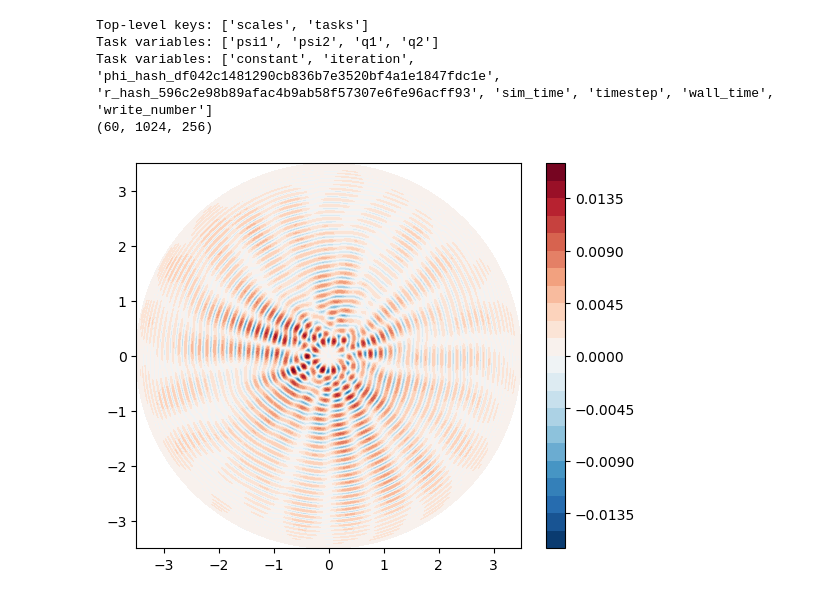
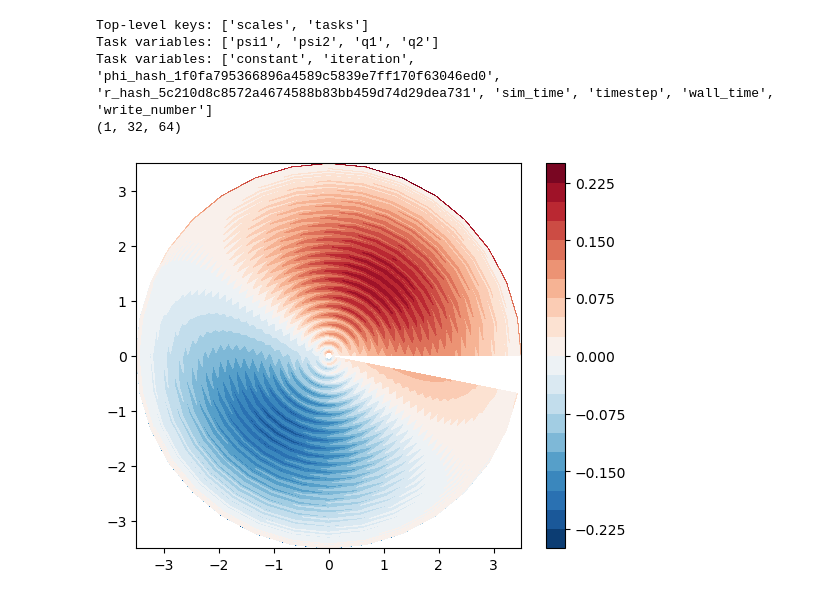
Before and after one commit to linyao1999/JupiterVortex, a Jupyter notebook: IVP_dry_2L_plot.ipynb, the cells around one changed output. Cells and saved outputs as stored; diff of their text form; code cells hidden in the pictures.

```diff
--- a/IVP_dry_2L_plot.ipynb
+++ b/IVP_dry_2L_plot.ipynb
@@ -5,7 +5,7 @@ import matplotlib.pyplot as plt
 # %%
 import h5py
 
-with h5py.File("/global/homes/l/linyaoly/Jupiter_polar_vortex/codes/dedalus/snapshots/snapshots_s1.h5", "r") as f:
+with h5py.File("/global/homes/l/linyaoly/Jupiter_polar_vortex/codes/dedalus/snapshots/snapshots_s11.h5", "r") as f:
     print("Top-level keys:", list(f.keys()))        # likely includes 'scales' and 'tasks'
     print("Task variables:", list(f["tasks"].keys()))  # e.g., ['psi1', 'psi2']
     print("Task variables:", list(f["scales"].keys()))  # e.g., ['psi1', 'psi2']
@@ -21,25 +21,25 @@ with h5py.File("/global/homes/l/linyaoly/Jupiter_polar_vortex/codes/dedalus/snap
 # %% [output]
 Top-level keys: ['scales', 'tasks']
 Task variables: ['psi1', 'psi2', 'q1', 'q2']
-Task variables: ['constant', 'iteration', 'phi_hash_df042c1481290cb836b7e3520bf4a1e1847fdc1e', 'r_hash_596c2e98b89afac4b9ab58f57307e6fe96acff93', 'sim_time', 'timestep', 'wall_time', 'write_number']
-(60, 1024, 256)
+Task variables: ['constant', 'iteration', 'phi_hash_1f0fa795366896a4589c5839e7ff170f63046ed0', 'r_hash_5c210d8c8572a4674588b83bb459d74d29dea731', 'sim_time', 'timestep', 'wall_time', 'write_number']
+(1, 32, 64)
 # %%
 x = r * np.cos(phi)
 y = r * np.sin(phi)
 # %%
-q1t = q1[20,:,:]
+q1t = q1[-1,:,:]
 fig = plt.figure(figsize=(7, 5))
 gs = fig.add_gridspec(1, 2, width_ratios=[1, 0.05], wspace=0.1)
 
 # main (square) axes
 ax = fig.add_subplot(gs[0, 0])
 im = ax.contourf(x,y, q1t, levels=21, cmap='RdBu_r')
 ax.set_aspect('equal')           # force square aspect
 ax.set_adjustable('box')         # let the box resize
 
 fig.colorbar(im)
 plt.show()
 # fig, ax = plt.subplots()
 # im = ax.contourf(x, y, q1t)
 # %% [output]
-[figure, old version]
+[figure, new version]
```
Also changed, not shown: 2 other files.
